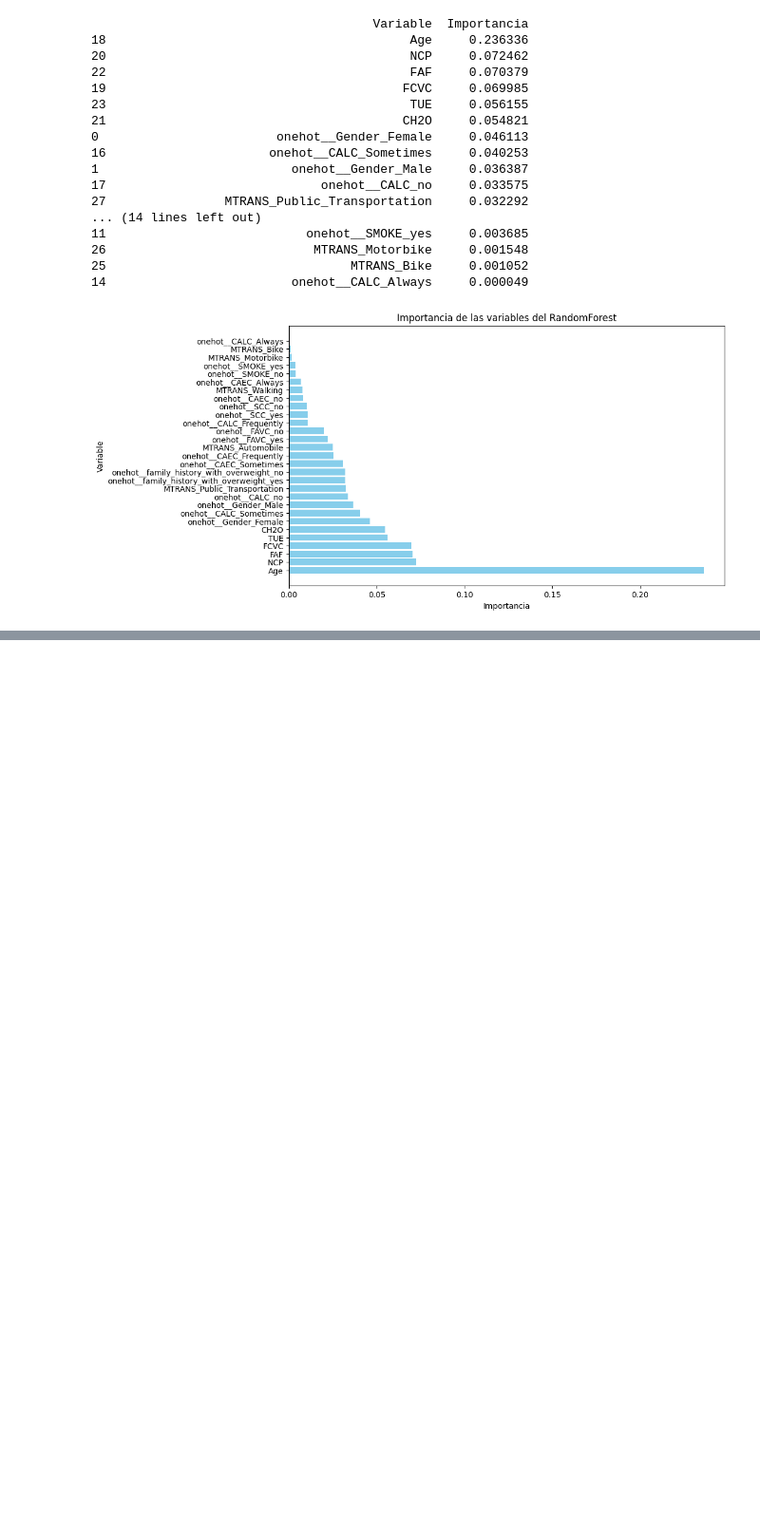
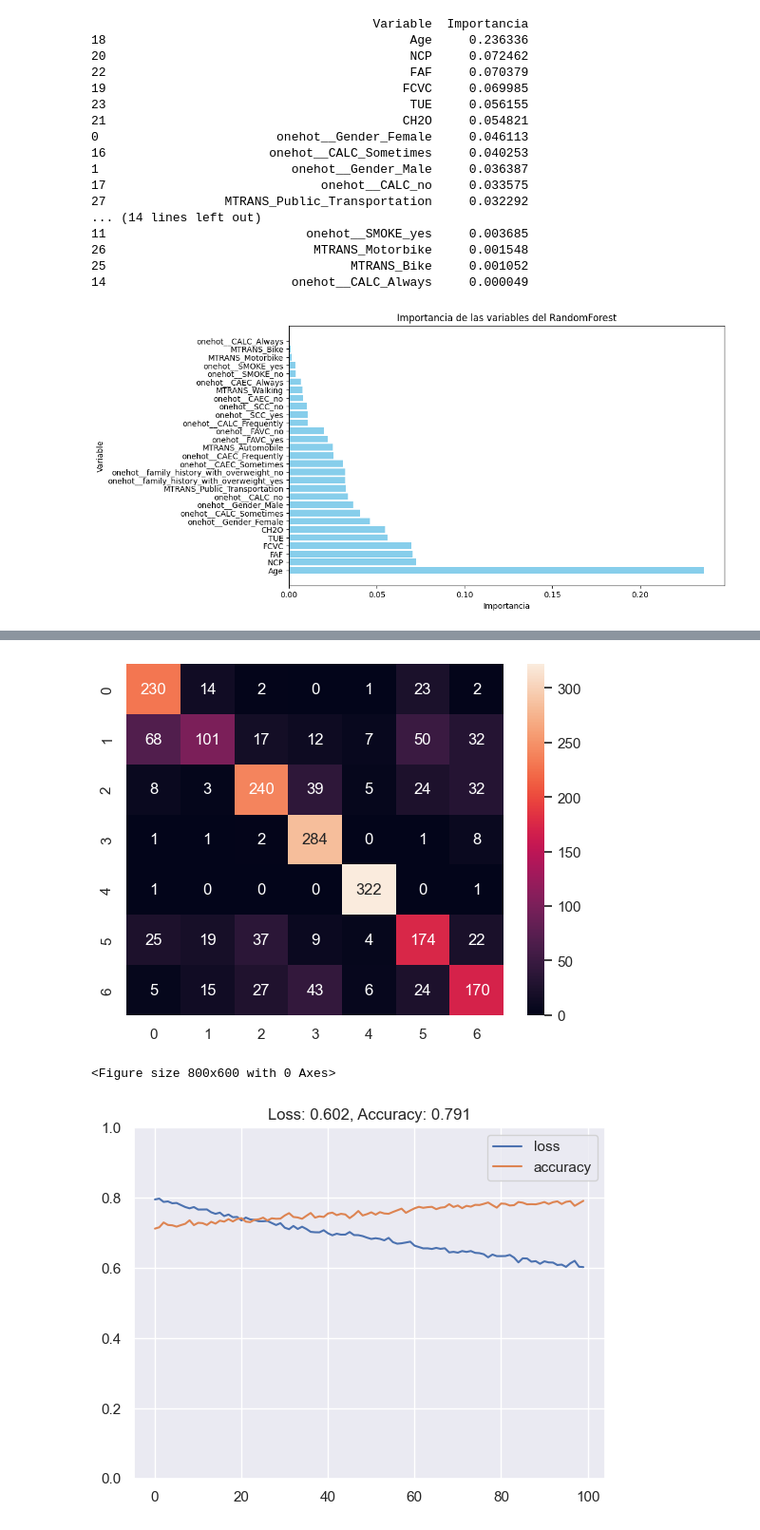
Before and after one commit to srodriguezc91/Proyecto_final_ML_V1, a Jupyter notebook: Código/2_aprendizaje_supervisado.ipynb, the cells around one changed output, grey strips where cells are left out. Shown at 95% size. Cells and saved outputs as stored; diff of their text form; code cells hidden in the pictures; blank space fills up the shorter version.

Commit message:
modified:   "C\303\263digo/1_Exploracion_datos.ipynb" 	modified:   "C\303\263digo/2_aprendizaje_supervisado.ipynb"

```diff
--- a/Código/2_aprendizaje_supervisado.ipynb
+++ b/Código/2_aprendizaje_supervisado.ipynb
@@ -320,0 +452,72 @@ plt.show()
+# %%
+# Establecer la semilla para NumPy
+np.random.seed(42)
+
+# Establecer la semilla para TensorFlow
+tf.random.set_seed(42)
+
+ruta_archivo = "../Datos/ObesityDataSet_raw_and_data_sinthetic.csv"
+
+datos = pd.read_csv(ruta_archivo)
+
+encoder = LabelEncoder()
+datos['Gender2'] = encoder.fit_transform(datos['Gender'])
+datos['family_history_with_overweight2'] = encoder.fit_transform(datos['family_history_with_overweight'])
+datos['FAVC2'] = encoder.fit_transform(datos['FAVC'])
+datos['CAEC2'] = encoder.fit_transform(datos['CAEC'])
+datos['SMOKE2'] = encoder.fit_transform(datos['SMOKE'])
+datos['SCC2'] = encoder.fit_transform(datos['SCC'])
+datos['CALC2'] = encoder.fit_transform(datos['CALC'])
+datos['MTRANS2'] = encoder.fit_transform(datos['MTRANS'])
+datos['FCVC2'] = round(datos['FCVC'], 0)
+datos['TUE2'] = round(datos['TUE'], 0)
+datos['NCP2'] = round(datos['NCP'], 0)
+datos['CH2O2'] = round(datos['CH2O'], 0)
+datos['FAF2'] = round(datos['FAF'], 0)
+
+# Seleccionar las variables de interés
+variables_entrada = ['Age', 'FCVC2', 'NCP2', 'CH2O2', 'FAF2', 'TUE2','Gender2','family_history_with_overweight2','FAVC2','CAEC2','SMOKE2','SCC2','CALC2','MTRANS2']
+variable_objetivo = 'NObeyesdad'
+X = datos[variables_entrada]
+y = datos[variable_objetivo]
+
+# Codificar la variable objetivo
+encoder = LabelEncoder()
+y = encoder.fit_transform(y)
+
+# Dividir en conjuntos de entrenamiento y prueba
+X_train, X_test, y_train, y_test = train_test_split(X, y, test_size=0.2, random_state=42)
+
+# Construir el modelo
+modelo = keras.Sequential([
+    layers.Dense(64, activation='relu', input_shape=[len(variables_entrada)], kernel_initializer='glorot_uniform', bias_initializer='zeros'),
+    layers.Dense(32, activation='relu', kernel_initializer='glorot_uniform', bias_initializer='zeros'),
+    layers.Dense(len(encoder.classes_), activation='softmax', kernel_initializer='glorot_uniform', bias_initializer='zeros')
+])
+
+# Compilar el modelo
+modelo.compile(optimizer='adam', loss='sparse_categorical_crossentropy', metrics=['accuracy'])
+
+# Entrenar el modelo con la semilla de TensorFlow establecida
+tf.random.set_seed(42)
+history = modelo.fit(X_train, y_train, epochs=100, batch_size=32, validation_data=(X_test, y_test), verbose=1)
+
+modelo.summary()
+
+y_pred = modelo.predict(X)
+y_pred_int = np.argmax(y_pred, axis=1)  # Convert predictions to integers
+sns.heatmap(confusion_matrix(y, y_pred_int), annot=True, fmt='.0f')
+
+history = modelo.fit(x=X, y=y, verbose=1, epochs=100)
+
+def plot_loss_accuracy(history):
+    np.random.seed(42)  # Establecer la semilla para NumPy
+    historydf = pd.DataFrame(history.history, index=history.epoch)
+    plt.figure(figsize=(8, 6))
+    historydf.plot(ylim=(0, max(1, historydf.values.max())))
+    loss = history.history['loss'][-1]
+    acc = history.history['accuracy'][-1]
+    plt.title('Loss: %.3f, Accuracy: %.3f' % (loss, acc))
+
+plot_loss_accuracy(history)
+# %% [output]
@@ -320,0 +541,3 @@ plt.show()
+[figure, added]
+<Figure size 800x600 with 0 Axes>
+[figure, added]
```
Also changed, not shown: parts of 5 cells of this notebook, 1 other file.
